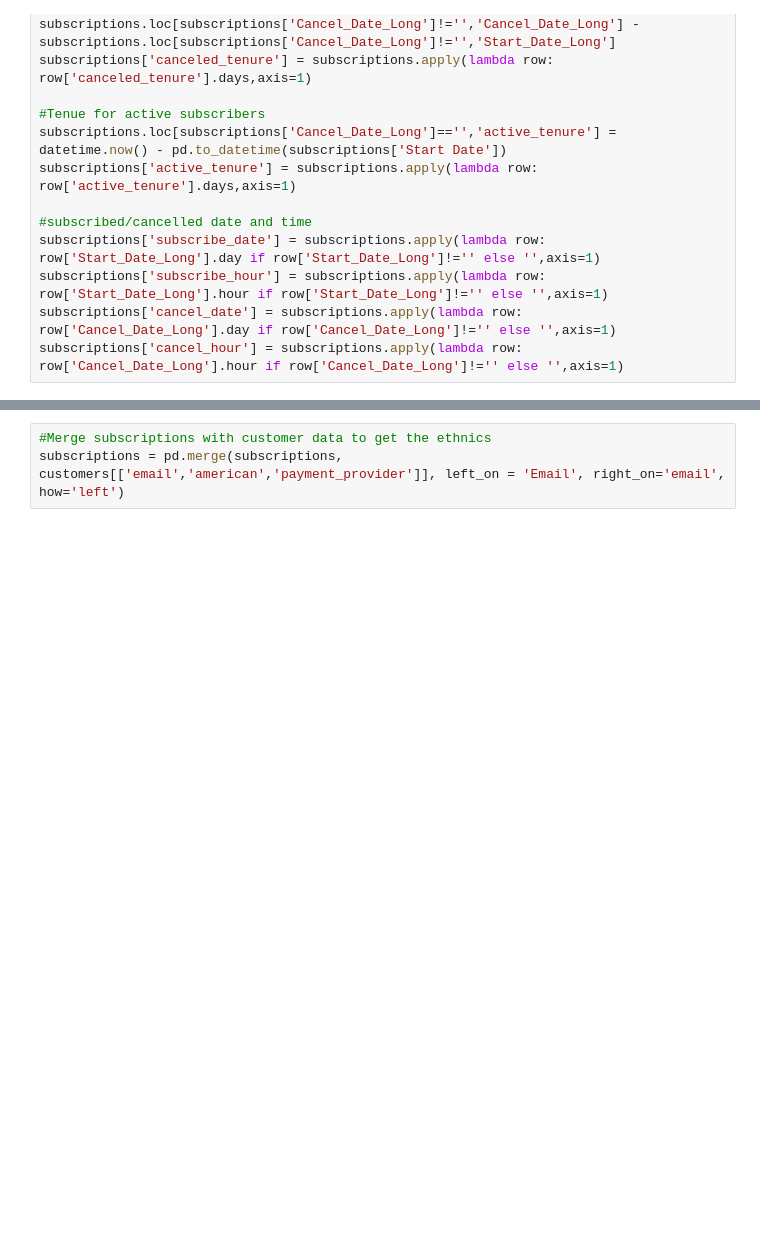
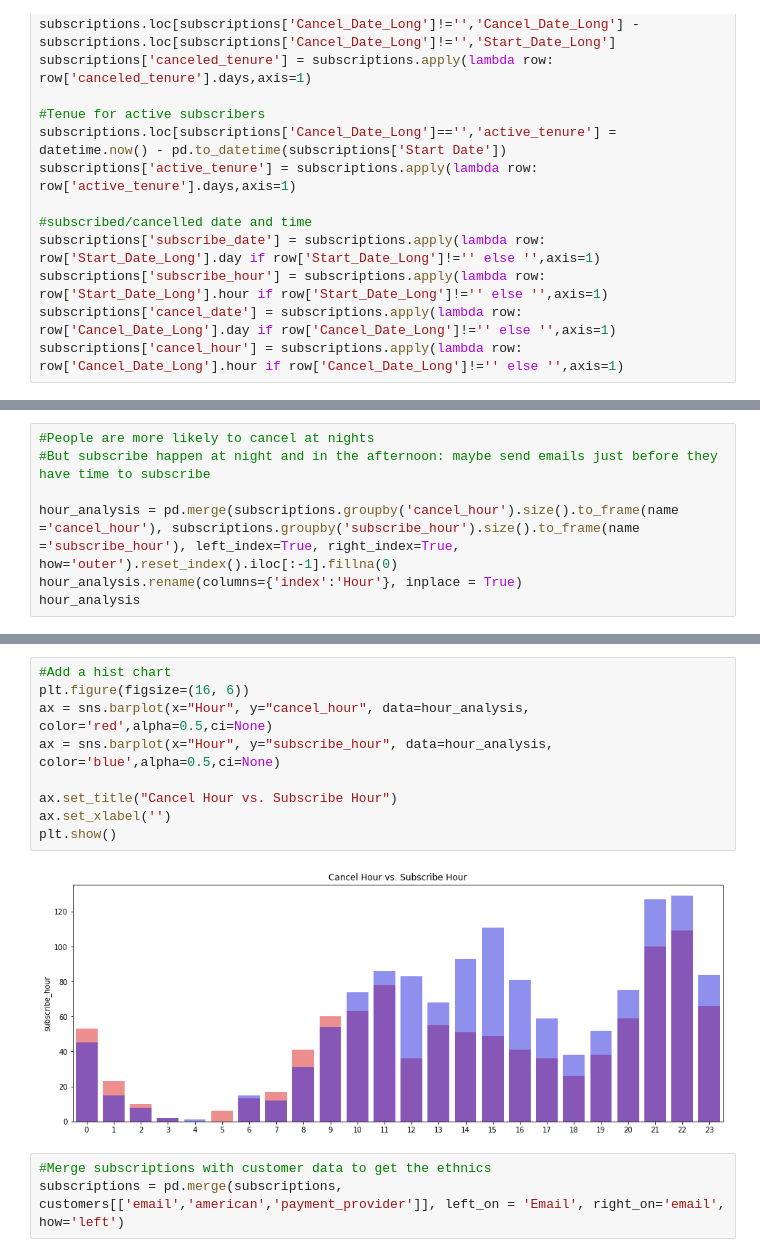
Before and after one commit to Armclimber/Projects, a Jupyter notebook: Capstone2/Subscription - Data Wrangling and EDA.ipynb, the cells around one changed output, grey strips where cells are left out. Saved outputs shown, nothing was run; the diff lists cells and outputs as text; blank space fills up the shorter version.

```diff
--- a/Capstone2/Subscription - Data Wrangling and EDA.ipynb
+++ b/Capstone2/Subscription - Data Wrangling and EDA.ipynb
@@ -344,0 +300,7 @@ dtype: int64
+# %%
+#People are more likely to cancel at nights
+#But subscribe happen at night and in the afternoon: maybe send emails just before they have time to subscribe
+
+hour_analysis = pd.merge(subscriptions.groupby('cancel_hour').size().to_frame(name ='cancel_hour'), subscriptions.groupby('subscribe_hour').size().to_frame(name ='subscribe_hour'), left_index=True, right_index=True, how='outer').reset_index().iloc[:-1].fillna(0)
+hour_analysis.rename(columns={'index':'Hour'}, inplace = True)
+hour_analysis
@@ -345,3 +325,14 @@ dtype: int64
+# %%
+#Add a hist chart
+plt.figure(figsize=(16, 6))
+ax = sns.barplot(x="Hour", y="cancel_hour", data=hour_analysis, color='red',alpha=0.5,ci=None)
+ax = sns.barplot(x="Hour", y="subscribe_hour", data=hour_analysis, color='blue',alpha=0.5,ci=None)
+
+ax.set_title("Cancel Hour vs. Subscribe Hour")
+ax.set_xlabel('')
+plt.show()
+# %% [output]
+[figure, added]
 # %%
 #Merge subscriptions with customer data to get the ethnics
 subscriptions = pd.merge(subscriptions, customers[['email','american','payment_provider']], left_on = 'Email', right_on='email', how='left')
```
Also changed, not shown: parts of 13 cells of this notebook.
